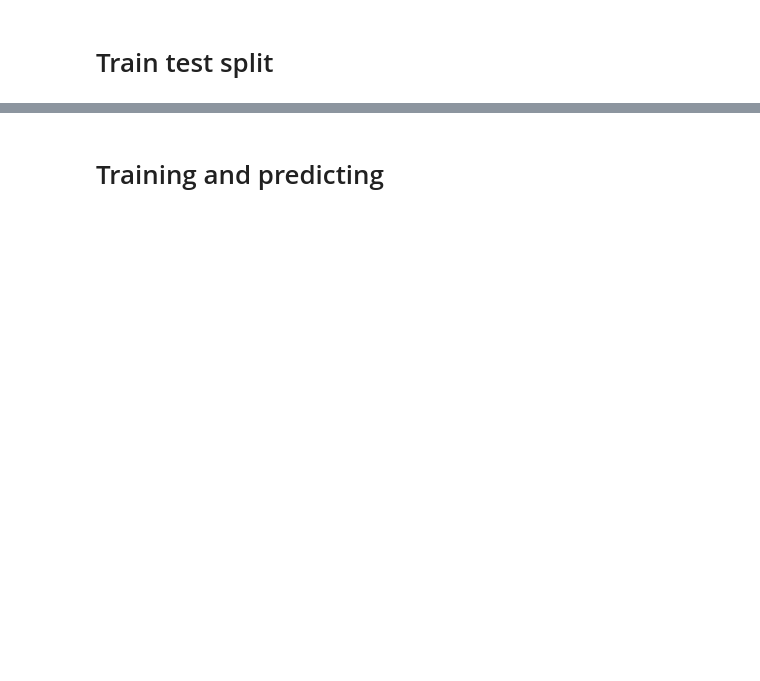
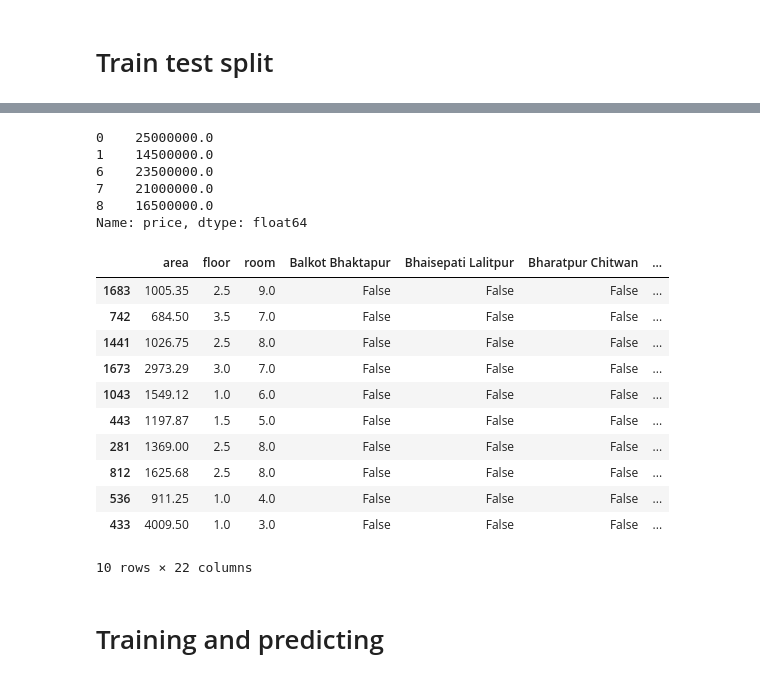
Before and after one commit to SanzayKdg/real-estate-house-price-prediction, a Jupyter notebook: models/Real-Estate-HPPP.ipynb, the cells around one changed output, grey strips where cells are left out. Cells and saved outputs as stored; diff of their text form; code cells hidden in the pictures; blank space fills up the shorter version.

```diff
--- a/models/Real-Estate-HPPP.ipynb
+++ b/models/Real-Estate-HPPP.ipynb
@@ -157,2 +362,5 @@ df.head()
 # %% [markdown]
 # Train test split
+# %%
+X = df6.drop('price', axis='columns')
+X.head()
@@ -159,2 +375,30 @@ df.head()
+# %%
+Y = df6.price
+Y.head()
+# %% [output]
+0    25000000.0
+1    14500000.0
+6    23500000.0
+7    21000000.0
+8    16500000.0
+Name: price, dtype: float64
+# %%
+from sklearn.model_selection import train_test_split
+X_train, X_test, Y_train, Y_test = train_test_split(X, Y, test_size=0.2, random_state=10)
+
+X_test.head(10)
+# %% [output]
+|  | area | floor | room | Balkot Bhaktapur | Bhaisepati Lalitpur | Bharatpur Chitwan | ... |
+| 1683 | 1005.35 | 2.5 | 9.0 | False | False | False | ... |
+| 742 | 684.50 | 3.5 | 7.0 | False | False | False | ... |
+| 1441 | 1026.75 | 2.5 | 8.0 | False | False | False | ... |
+| 1673 | 2973.29 | 3.0 | 7.0 | False | False | False | ... |
+| 1043 | 1549.12 | 1.0 | 6.0 | False | False | False | ... |
+| 443 | 1197.87 | 1.5 | 5.0 | False | False | False | ... |
+| 281 | 1369.00 | 2.5 | 8.0 | False | False | False | ... |
+| 812 | 1625.68 | 2.5 | 8.0 | False | False | False | ... |
+| 536 | 911.25 | 1.0 | 4.0 | False | False | False | ... |
+| 433 | 4009.50 | 1.0 | 3.0 | False | False | False | ... |
+10 rows × 22 columns
 # %% [markdown]
 # Training and predicting
```
Also changed, not shown: parts of 41 cells of this notebook, 27 other files.
